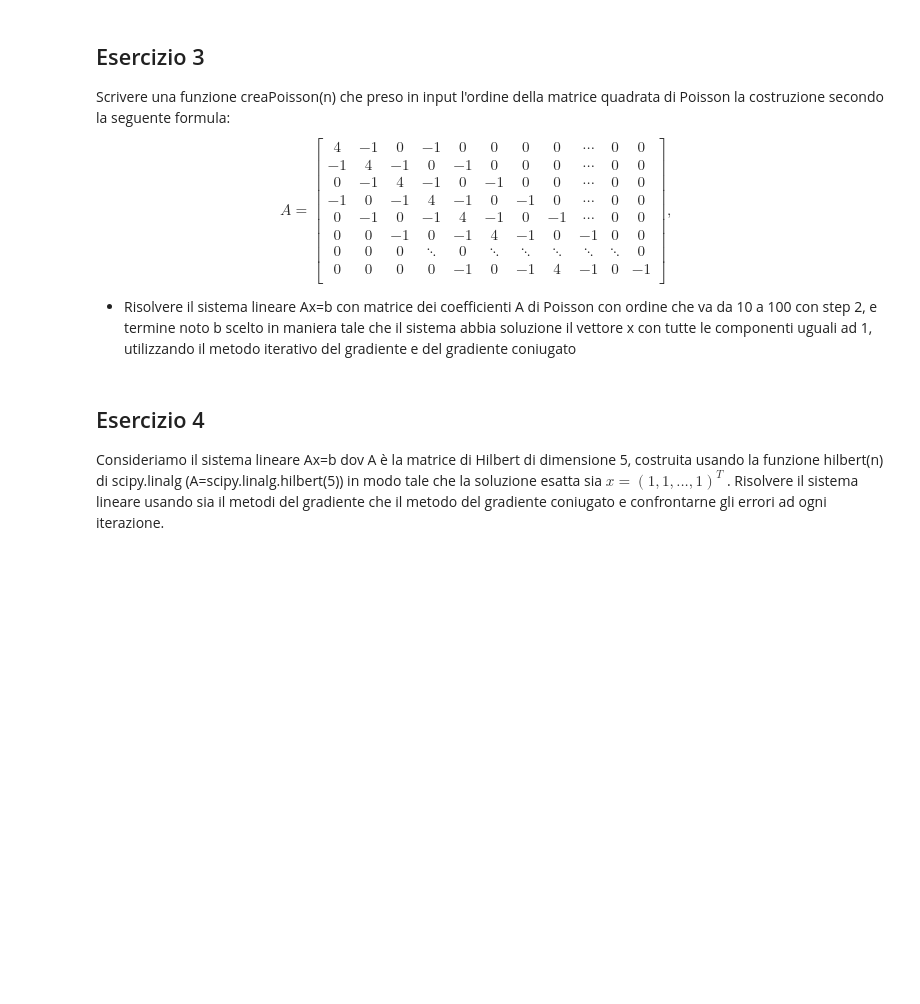
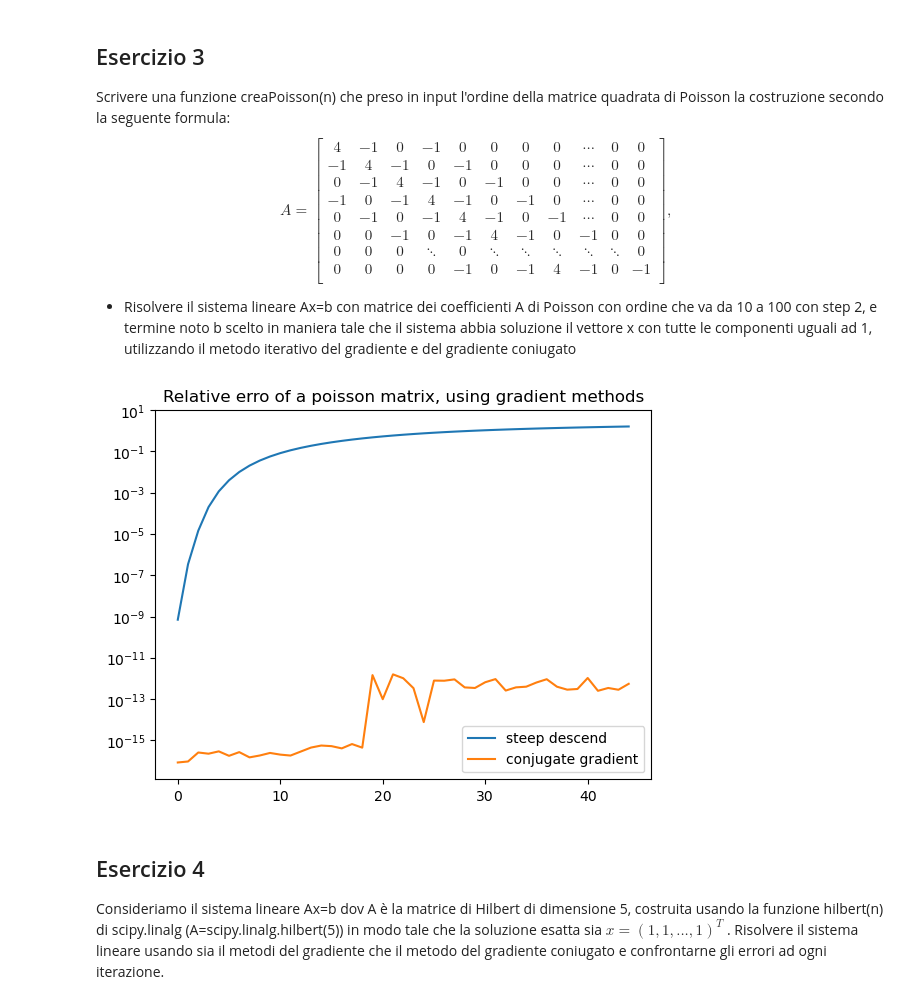
Before and after one commit to KeegTheBoi/metodi_numerici_es, a Jupyter notebook: Lecture 9/Esercitazione_9.ipynb, the cells around one changed output. Cells and saved outputs as stored; diff of their text form; code cells hidden in the pictures; blank space fills up the shorter version.

```diff
--- a/Lecture 9/Esercitazione_9.ipynb
+++ b/Lecture 9/Esercitazione_9.ipynb
@@ -67,3 +72,8 @@ print(it)
+# %%
+def steepscent(A, b, itmax=100, toll=1e-10):
+    alfa = lambda A, res, p: -res @ p / (A @ p @ p)
+    p = lambda res, _, p: -res
+    return steep(A, b, alfa, p, itmax=itmax, toll=toll)
 # %% [markdown]
 ## Esercizio 1-Bis
 Implementare la funzione **steepestdescent_CL(A,b,x0,itmax,X,Y,Z,tol)** da utilizzare solo nel caso n=2 che visualizza anche le curve di livello e l'iterato x_k.
@@ -117,6 +107,13 @@ e restituisce in output:
 - il numero di iterazioni impiegate per calcolare la soluzione con la tolleranza richiesta
 
 Usare come criterio di arresto $ \frac{||r^{(k)}||_2} {||b||_2} < toll$
+# %%
+def conjugate_gradient(A, b, itmax=100, toll=1e-10):
+    alfa = lambda A, res, p: res @ res / (A @ p @ p)
+    def p(nres, res, p):
+        gamma = nres @ nres / (res @ res)
+        return -nres + (gamma * p)
+    return steep(A, b, alfa, p, itmax=itmax, toll=toll)
 # %% [markdown]
 ## Esercizio 2-Bis
 Implementare la funzione **conjugate_gradient_CL(A,b,x0,itmax,X,Y,Z,tol)** da utilizzare solo nel caso n=2 che visualizza anche le curve di livello e l'iterato x_k
@@ -145,6 +164,33 @@ $$A =
 $$
 
 - Risolvere il sistema lineare Ax=b con matrice dei coefficienti A di Poisson con ordine che va da 10 a 100 con step 2,  e termine noto b scelto in maniera tale che il sistema abbia soluzione il vettore x con tutte le componenti  uguali ad 1, utilizzando  il metodo iterativo del gradiente e del gradiente coniugato
+# %%
+def creaPoisson(n):
+    A = np.identity(n) * 4
+    for i in range(1,4,2):
+        A -= np.eye(n, k=-i) + np.eye(n, k=i)
+    return A
+# %%
+def error(args):
+    x, r, _, it = args
+    err = norm(x-1)/norm(x)
+    return err
+
+def test_error(A, B, methods):
+    n = len(A)
+    plt.title('Relative erro of a poisson matrix, using gradient methods')
+    y = [[error(meth(A[i], B[i])) for meth in methods.values()] for i in range(n)]
+    plt.semilogy(range(n), y)
+    plt.legend(methods.keys())
+# %%
+n = np.arange(10, 100, 2)
+
+A = [creaPoisson(i) for i in n]
+B = [creaPoisson(i) @ np.ones(i) for i in n]
+methods={'steep descend':steepscent, 'conjugate gradient': conjugate_gradient}
+test_error(A, B, methods)
+# %% [output]
+[figure, added]
 # %% [markdown]
 ## Esercizio 4
 Consideriamo il sistema lineare Ax=b  dov A è  la matrice di Hilbert di dimensione 5, costruita usando la funzione hilbert(n) di scipy.linalg (A=scipy.linalg.hilbert(5)) in modo tale che la soluzione esatta sia $x = (1, 1, . . . , 1)^T$ .
```
Also changed, not shown: parts of 17 cells of this notebook, 23 other files.
